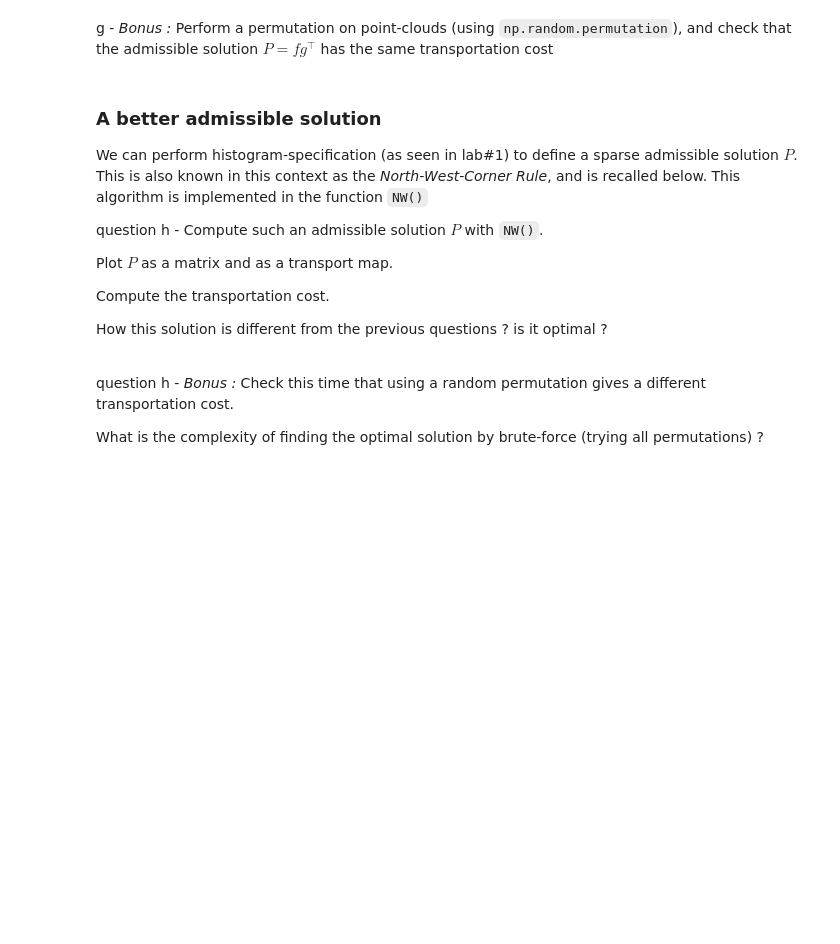
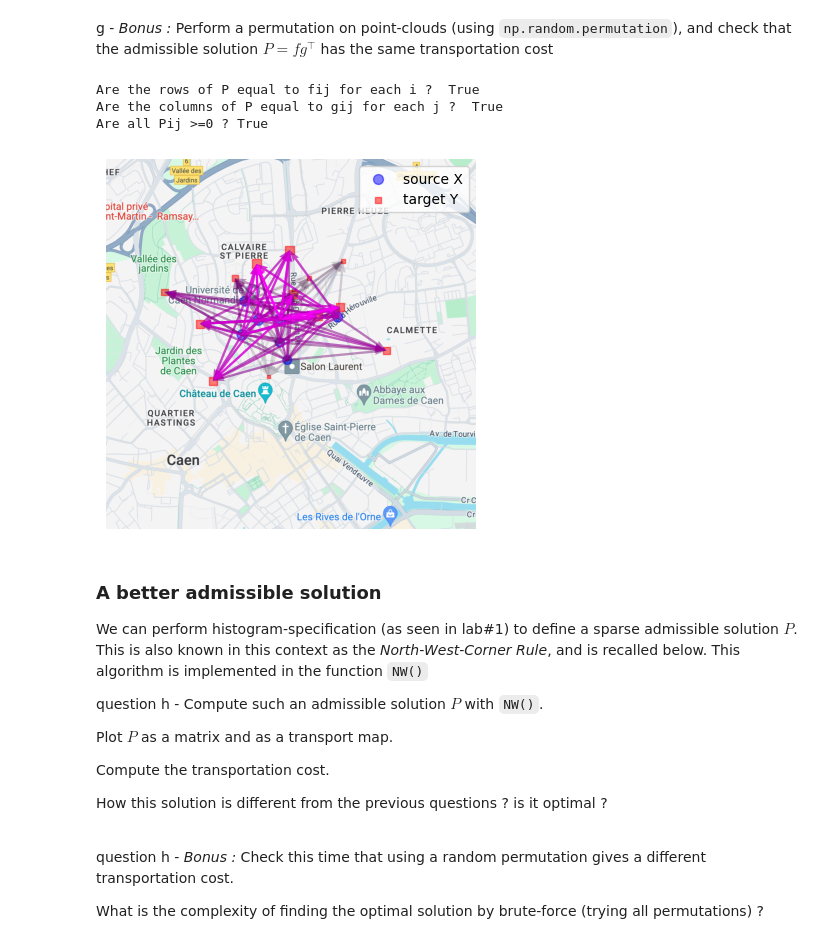
Before and after one commit to 1MrazorT1/Optimal_Transport, a Jupyter notebook: TP2_OT_2025/TP_2_OT_nD_2025.ipynb, the cells around one changed output. Drawn from its saved outputs; the diff is of its cells as text; code cells hidden in the pictures; blank space fills up the shorter version.

```diff
--- a/TP2_OT_2025/TP_2_OT_nD_2025.ipynb
+++ b/TP2_OT_2025/TP_2_OT_nD_2025.ipynb
@@ -306,20 +273,25 @@ g - *Bonus :* Perform a permutation on point-clouds (using `np.random.permutatio
 # %%
 # your code here
 
 # random permutation of M indices
 perm = np.random.permutation(M)
 
 # application on X and f
-X_perm = ...
-f_perm = ...
-C_perm = ...
+X_perm = X[perm,:]
+f_perm = f[perm,:]
+C_perm = scipy.spatial.distance_matrix(X_perm, Y, p=2)
 
-P = ...
-Cost = ...
+P = np.multiply(f_perm, g.T)
+Cost = scipy.spatial.distance_matrix(X_perm, Y, p=2)
 
-show_arrows_on_map(...)
+show_arrows_on_map((X_perm,f_perm),(Y,g),P)
 
 test_constraints(P,f_perm,g)
+# %% [output]
+Are the rows of P equal to fij for each i ?  True
+Are the columns of P equal to gij for each j ?  True
+Are all Pij >=0 ? True
+[figure, added]
 # %% [markdown]
 ### A better admissible solution
 We can perform histogram-specification (as seen in lab#1) to define a sparse admissible solution $P$.
```
Also changed, not shown: parts of 8 cells of this notebook.
